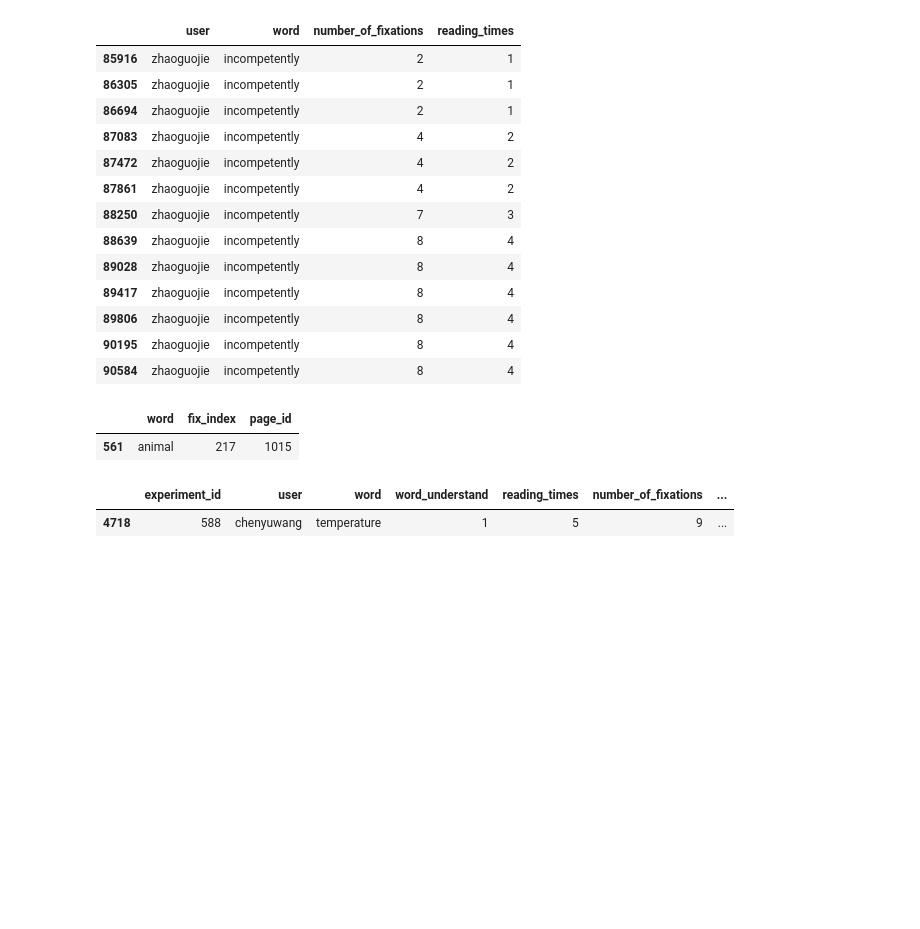
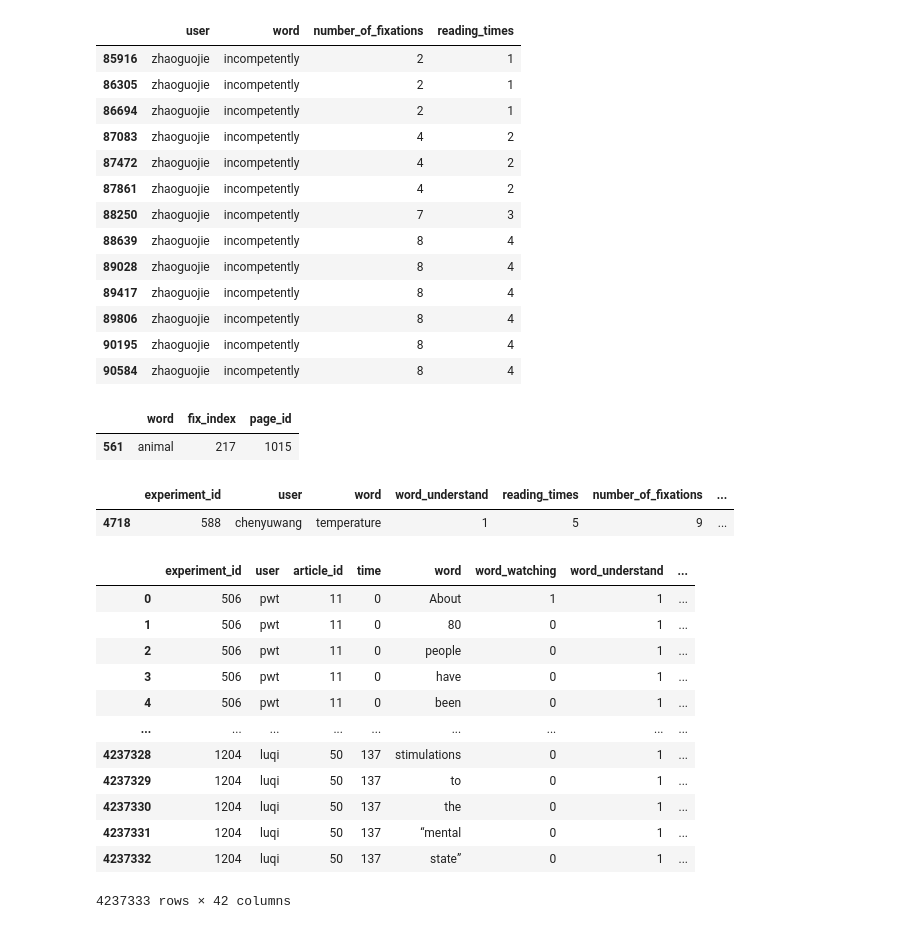
Before and after one commit to WhiteBlacken/reading, a Jupyter notebook: jupyter/data_analysis.ipynb, the cells around one changed output. Cells and saved outputs as stored; diff of their text form; code cells hidden in the pictures; blank space fills up the shorter version.

```diff
--- a/jupyter/data_analysis.ipynb
+++ b/jupyter/data_analysis.ipynb
@@ -933,3 +933,22 @@ import pandas as pd
 data = pd.read_csv('dataset/handcraft-data.csv')
 data = data[data['experiment_id'] == 588]
 data.to_csv('tmp.csv',index=False)
+# %%
+import pandas as pd
+data = pd.read_csv('dataset/handcraft-0212-2s.csv')
+# %%
+data
+# %% [output]
+|  | experiment_id | user | article_id | time | word | word_watching | word_understand | ... |
+| 0 | 506 | pwt | 11 | 0 | About | 1 | 1 | ... |
+| 1 | 506 | pwt | 11 | 0 | 80 | 0 | 1 | ... |
+| 2 | 506 | pwt | 11 | 0 | people | 0 | 1 | ... |
+| 3 | 506 | pwt | 11 | 0 | have | 0 | 1 | ... |
+| 4 | 506 | pwt | 11 | 0 | been | 0 | 1 | ... |
+| ... | ... | ... | ... | ... | ... | ... | ... | ... |
+| 4237328 | 1204 | luqi | 50 | 137 | stimulations | 0 | 1 | ... |
+| 4237329 | 1204 | luqi | 50 | 137 | to | 0 | 1 | ... |
+| 4237330 | 1204 | luqi | 50 | 137 | the | 0 | 1 | ... |
+| 4237331 | 1204 | luqi | 50 | 137 | “mental | 0 | 1 | ... |
+| 4237332 | 1204 | luqi | 50 | 137 | state” | 0 | 1 | ... |
+4237333 rows × 42 columns
```
Also changed, not shown: parts of 1 cell of this notebook, 3 other files.
